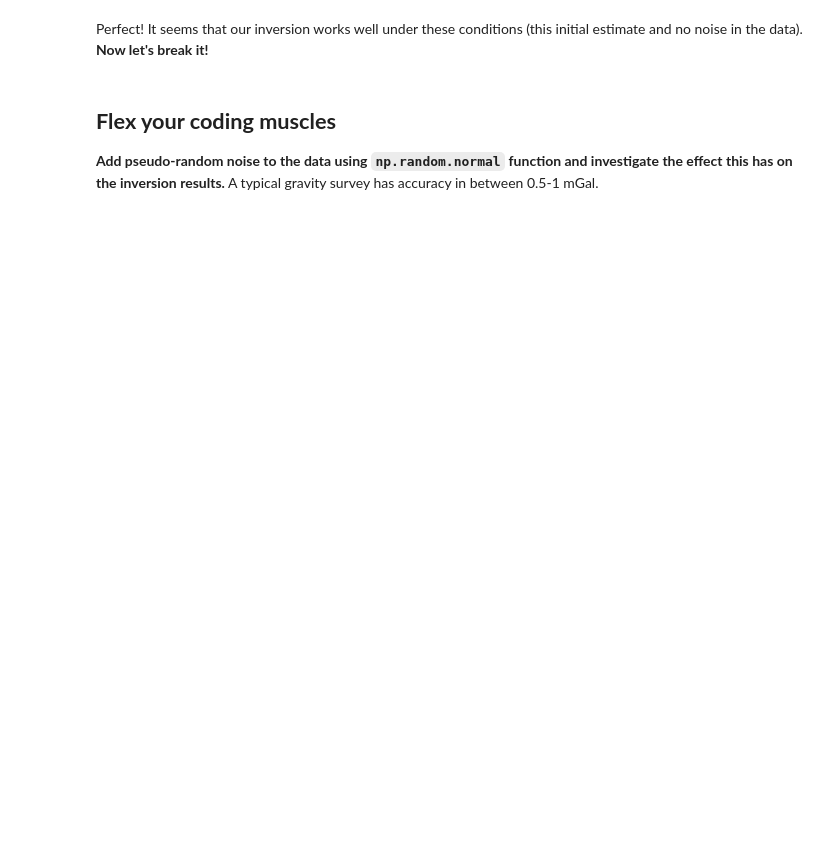
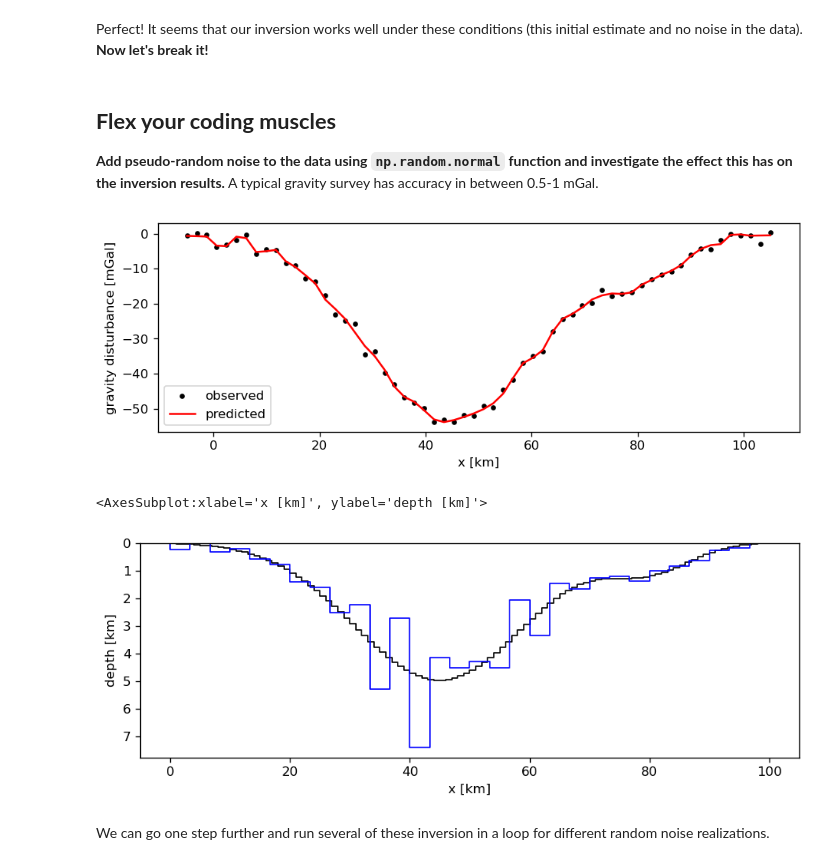
Before and after one commit to compgeolab/2020-aachen-inverse-problems, a Jupyter notebook: gravity-inversion-solution.ipynb, the cells around one changed output. Drawn from its saved outputs; the diff is of its cells as text; code cells hidden in the pictures; blank space fills up the shorter version.

```diff
--- a/gravity-inversion-solution.ipynb
+++ b/gravity-inversion-solution.ipynb
@@ -180,3 +180,28 @@ Perfect! It seems that our inversion works well under these conditions (this ini
 ## **Flex your coding muscles**
 
 **Add pseudo-random noise to the data using `np.random.normal` function and investigate the effect this has on the inversion results.** A typical gravity survey has accuracy in between 0.5-1 mGal.
+# %%
+noise = np.random.normal(loc=0, scale=1, size=data.size)
+noisy_data = data + noise
+# %%
+estimated, goal_function = basin2d_inversion(
+    x, noisy_data, basin_boundaries, density, initial=np.full(30, 1000),
+)
+predicted = cc.forward_model(estimated, basin_boundaries, density, x)
+# %%
+plt.figure(figsize=(9, 3))
+plt.plot(x / 1e3, noisy_data, ".k", label="observed")
+plt.plot(x / 1e3, predicted, "-r", label='predicted')
+plt.legend()
+plt.xlabel("x [km]")
+plt.ylabel("gravity disturbance [mGal]")
+plt.show()
+
+ax = cc.plot_prisms(depths, basin_boundaries)
+cc.plot_prisms(estimated, basin_boundaries, edgecolor="blue", ax=ax)
+# %% [output]
+[figure, added]
+<AxesSubplot:xlabel='x [km]', ylabel='depth [km]'>
+[figure, added]
+# %% [markdown]
+We can go one step further and run several of these inversion in a loop for different random noise realizations.
```
Also changed, not shown: parts of 48 cells of this notebook, 1 other file.
